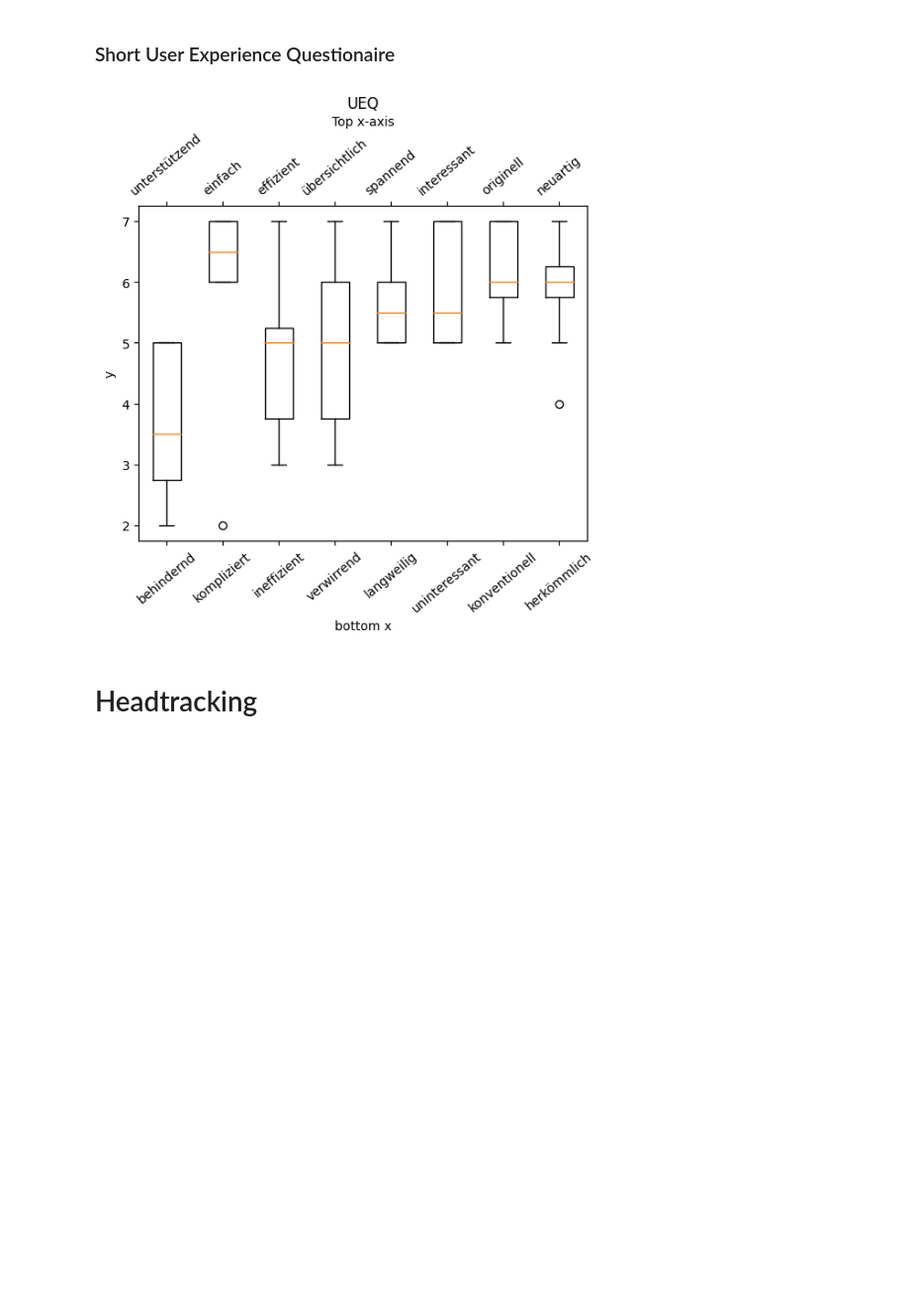
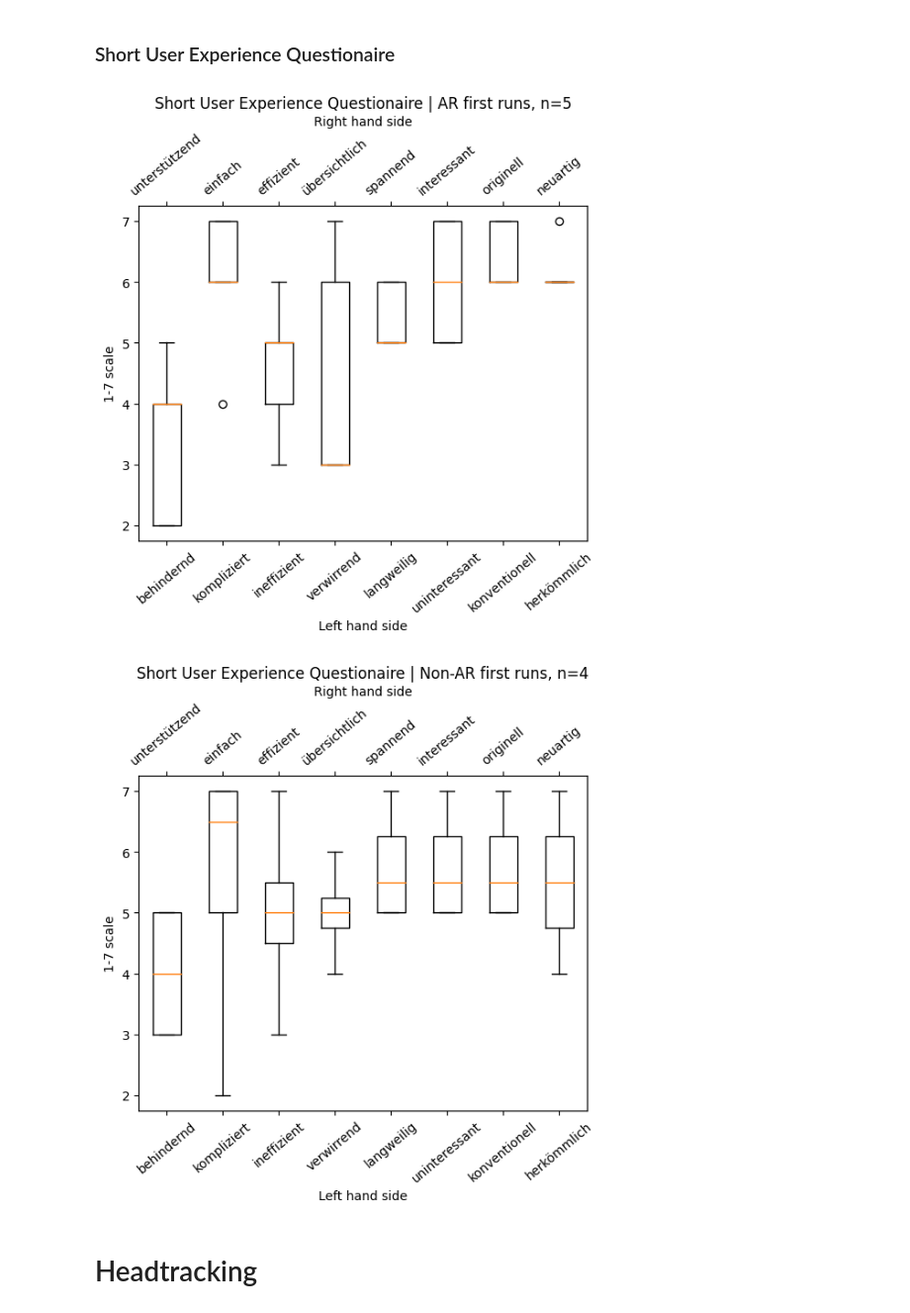
Before and after one commit to BrunoBerger/Zen-Office, a Jupyter notebook: Auswertung/test.ipynb, the cells around one changed output. Shown: that part at 99% size. Cells and saved outputs as stored; diff of their text form; code cells hidden in the pictures; blank space fills up the shorter version.

```diff
--- a/Auswertung/test.ipynb
+++ b/Auswertung/test.ipynb
@@ -123,23 +125,27 @@ makeBoxPlot(df["DD01_01"], ["Alter"], "Demographie Übersicht")
 ### Short User Experience Questionaire
 # %%
 
-rot = 40
-fig, ax = plt.subplots()
-ax.boxplot(x=df[ShortUserExpQ.Keys])
-ax.set_xlabel('bottom x')
-ax.set_ylabel('y')
-ax.set_title('UEQ')
-ax.set_xticklabels(labels=ShortUserExpQ.Names_left, rotation=rot)
+def dualAxisUeqBoxplot(data, title):
+    rot = 40
+    fig, ax = plt.subplots()
+    ax.boxplot(x=data)
+    ax.set_xlabel('Left hand side')
+    ax.set_ylabel('1-7 scale')
+    ax.set_title("Short User Experience Questionaire | " + title + ", n=" + str(len(data)))
+    ax.set_xticklabels(labels=ShortUserExpQ.Names_left, rotation=rot)
 
-ax2 = ax.twiny()
-ax2.set_xlim(ax.get_xlim())
-ax2.set_xticks(ax.get_xticks())
-ax2.set_xticklabels(labels=ShortUserExpQ.Names_right, rotation=rot)
-ax2.set_xlabel("Top x-axis")
+    ax2 = ax.twiny()
+    ax2.set_xlim(ax.get_xlim())
+    ax2.set_xticks(ax.get_xticks())
+    ax2.set_xticklabels(labels=ShortUserExpQ.Names_right, rotation=rot)
+    ax2.set_xlabel("Right hand side")
+    plt.show()
 
-plt.show()
+dualAxisUeqBoxplot(df.loc[(df["QUESTNNR"]=="ArFirst")][ShortUserExpQ.Keys], "AR first runs")
+dualAxisUeqBoxplot(df.loc[(df["QUESTNNR"]=="NonArFirst")][ShortUserExpQ.Keys], "Non-AR first runs")
 # %% [output]
-[figure, old version]
+[figure, new version]
+[figure, added]
 # %% [markdown]
 # Headtracking
 # %%
```
Also changed, not shown: parts of 2 cells of this notebook, 2 other files.
